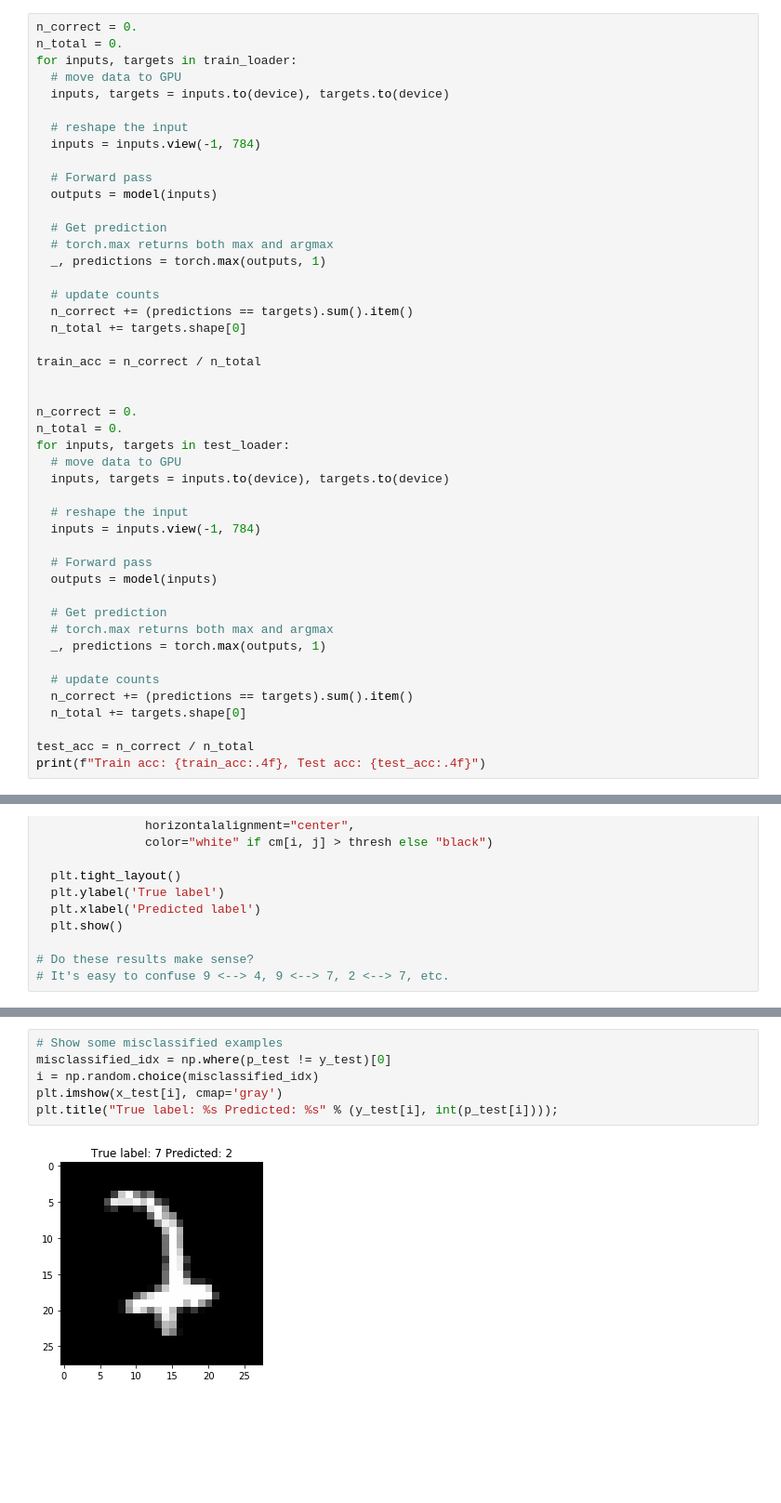
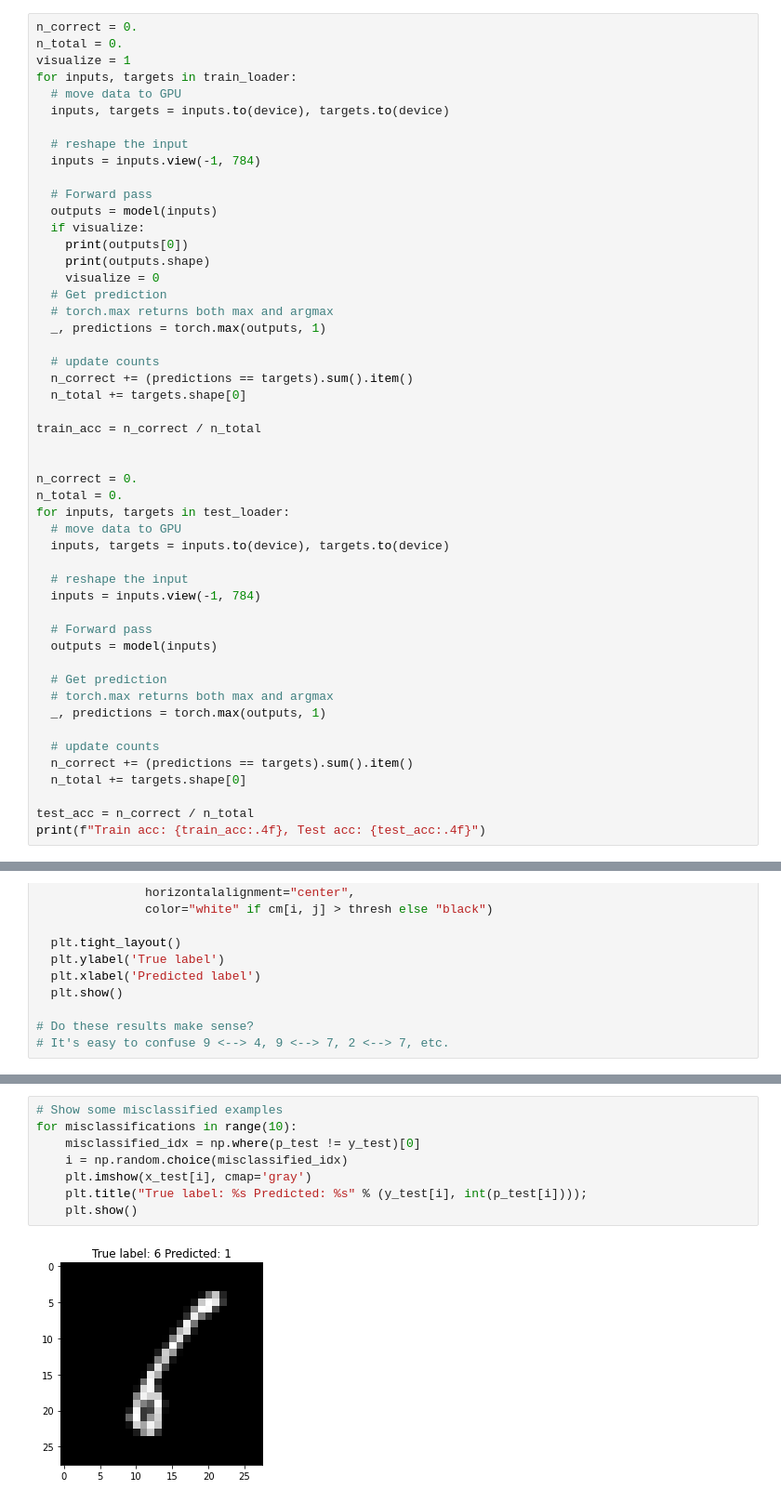
Before and after one commit to arthurziegler/pytorch-deep-learning-course, a Jupyter notebook: Notebooks/PyTorch_ANN_MNIST.ipynb, the cells around one changed output, grey strips where cells are left out. Shown at 93% size. Cells and saved outputs as stored; diff of their text form; blank space fills up the shorter version.

Commit message:
Added comments and more visualization

```diff
--- a/Notebooks/PyTorch_ANN_MNIST.ipynb
+++ b/Notebooks/PyTorch_ANN_MNIST.ipynb
@@ -215,6 +217,7 @@ plt.show()
 # %%
 n_correct = 0.
 n_total = 0.
+visualize = 1
 for inputs, targets in train_loader:
   # move data to GPU
   inputs, targets = inputs.to(device), targets.to(device)
@@ -224,7 +227,10 @@ for inputs, targets in train_loader:
 
   # Forward pass
   outputs = model(inputs)
-
+  if visualize:
+    print(outputs[0])
+    print(outputs.shape)
+    visualize = 0
   # Get prediction
   # torch.max returns both max and argmax
   _, predictions = torch.max(outputs, 1)
@@ -343,8 +353,10 @@ Confusion matrix, without normalization
 # %%
 # Show some misclassified examples
-misclassified_idx = np.where(p_test != y_test)[0]
-i = np.random.choice(misclassified_idx)
-plt.imshow(x_test[i], cmap='gray')
-plt.title("True label: %s Predicted: %s" % (y_test[i], int(p_test[i])));
+for misclassifications in range(10):
+    misclassified_idx = np.where(p_test != y_test)[0]
+    i = np.random.choice(misclassified_idx)
+    plt.imshow(x_test[i], cmap='gray')
+    plt.title("True label: %s Predicted: %s" % (y_test[i], int(p_test[i])));
+    plt.show()
 # %% [output]
-[figure, old version]
+[figure, new version]
```
Also changed, not shown: parts of 9 cells of this notebook.
